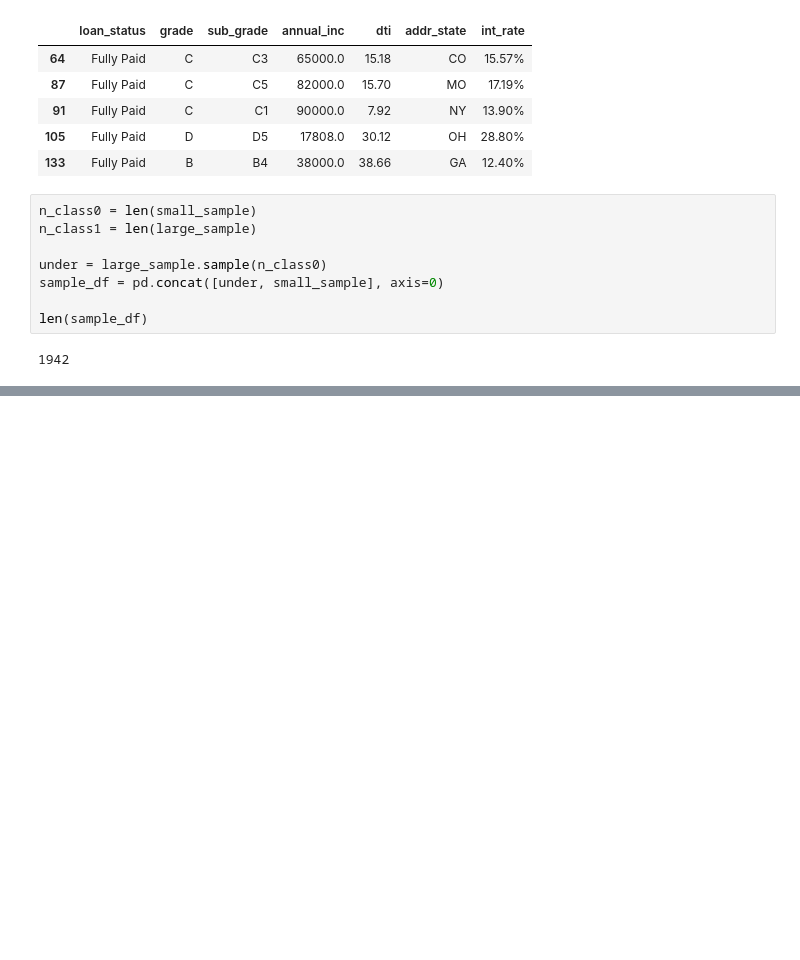
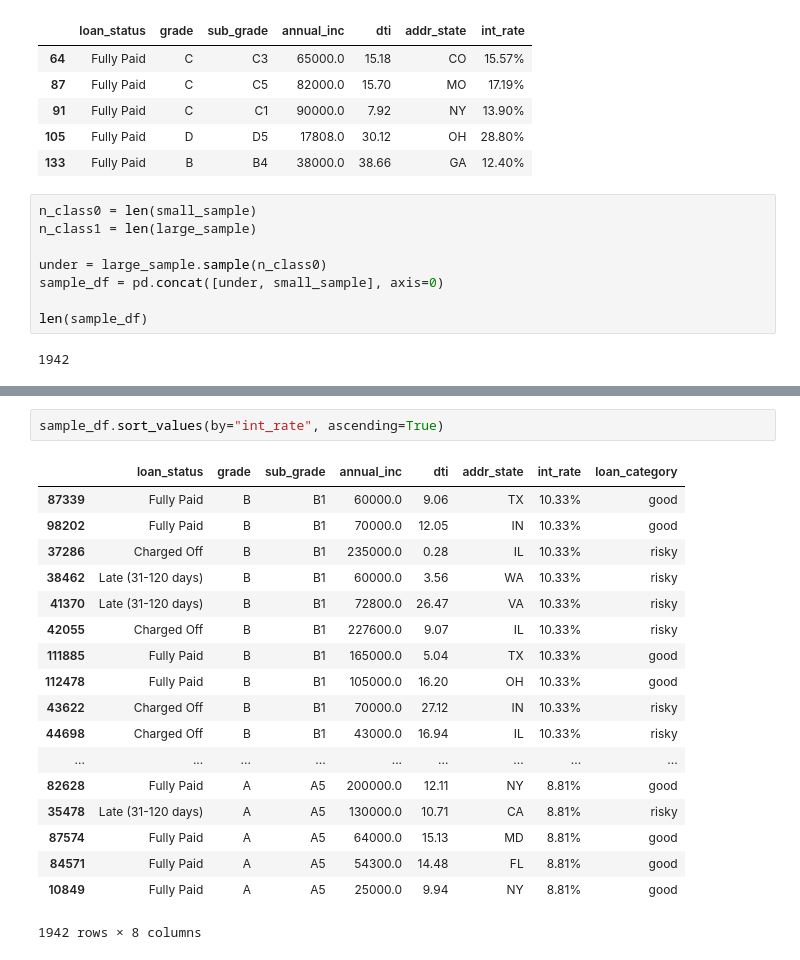
Before and after one commit to kmurakam26/Project-3, a Jupyter notebook: Lending Club.ipynb, the cells around one changed output, grey strips where cells are left out. Drawn from its saved outputs; the diff is of its cells as text; blank space fills up the shorter version.

```diff
--- a/Lending Club.ipynb
+++ b/Lending Club.ipynb
@@ -58,2 +67,23 @@ len(sample_df)
+# %%
+sample_df.sort_values(by="int_rate", ascending=True)
+# %% [output]
+|  | loan_status | grade | sub_grade | annual_inc | dti | addr_state | int_rate | loan_category |
+| 87339 | Fully Paid | B | B1 | 60000.0 | 9.06 | TX | 10.33% | good |
+| 98202 | Fully Paid | B | B1 | 70000.0 | 12.05 | IN | 10.33% | good |
+| 37286 | Charged Off | B | B1 | 235000.0 | 0.28 | IL | 10.33% | risky |
+| 38462 | Late (31-120 days) | B | B1 | 60000.0 | 3.56 | WA | 10.33% | risky |
+| 41370 | Late (31-120 days) | B | B1 | 72800.0 | 26.47 | VA | 10.33% | risky |
+| 42055 | Charged Off | B | B1 | 227600.0 | 9.07 | IL | 10.33% | risky |
+| 111885 | Fully Paid | B | B1 | 165000.0 | 5.04 | TX | 10.33% | good |
+| 112478 | Fully Paid | B | B1 | 105000.0 | 16.20 | OH | 10.33% | good |
+| 43622 | Charged Off | B | B1 | 70000.0 | 27.12 | IN | 10.33% | risky |
+| 44698 | Charged Off | B | B1 | 43000.0 | 16.94 | IL | 10.33% | risky |
+| ... | ... | ... | ... | ... | ... | ... | ... | ... |
+| 82628 | Fully Paid | A | A5 | 200000.0 | 12.11 | NY | 8.81% | good |
+| 35478 | Late (31-120 days) | A | A5 | 130000.0 | 10.71 | CA | 8.81% | risky |
+| 87574 | Fully Paid | A | A5 | 64000.0 | 15.13 | MD | 8.81% | good |
+| 84571 | Fully Paid | A | A5 | 54300.0 | 14.48 | FL | 8.81% | good |
+| 10849 | Fully Paid | A | A5 | 25000.0 | 9.94 | NY | 8.81% | good |
+1942 rows × 8 columns
 # %%
 X = sample_df[["grade", "sub_grade","annual_inc", "dti", "int_rate"]]
```
Also changed, not shown: parts of 7 cells of this notebook.
